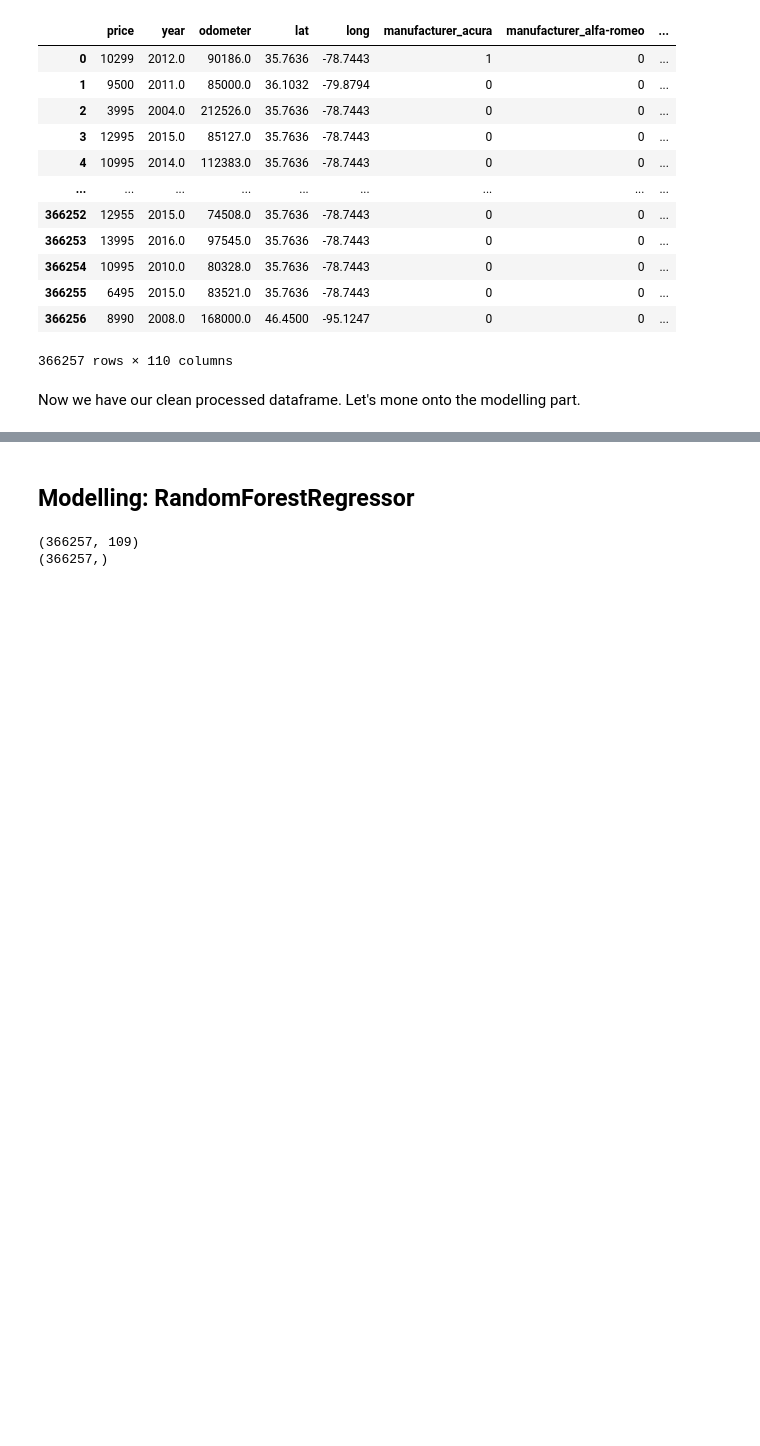
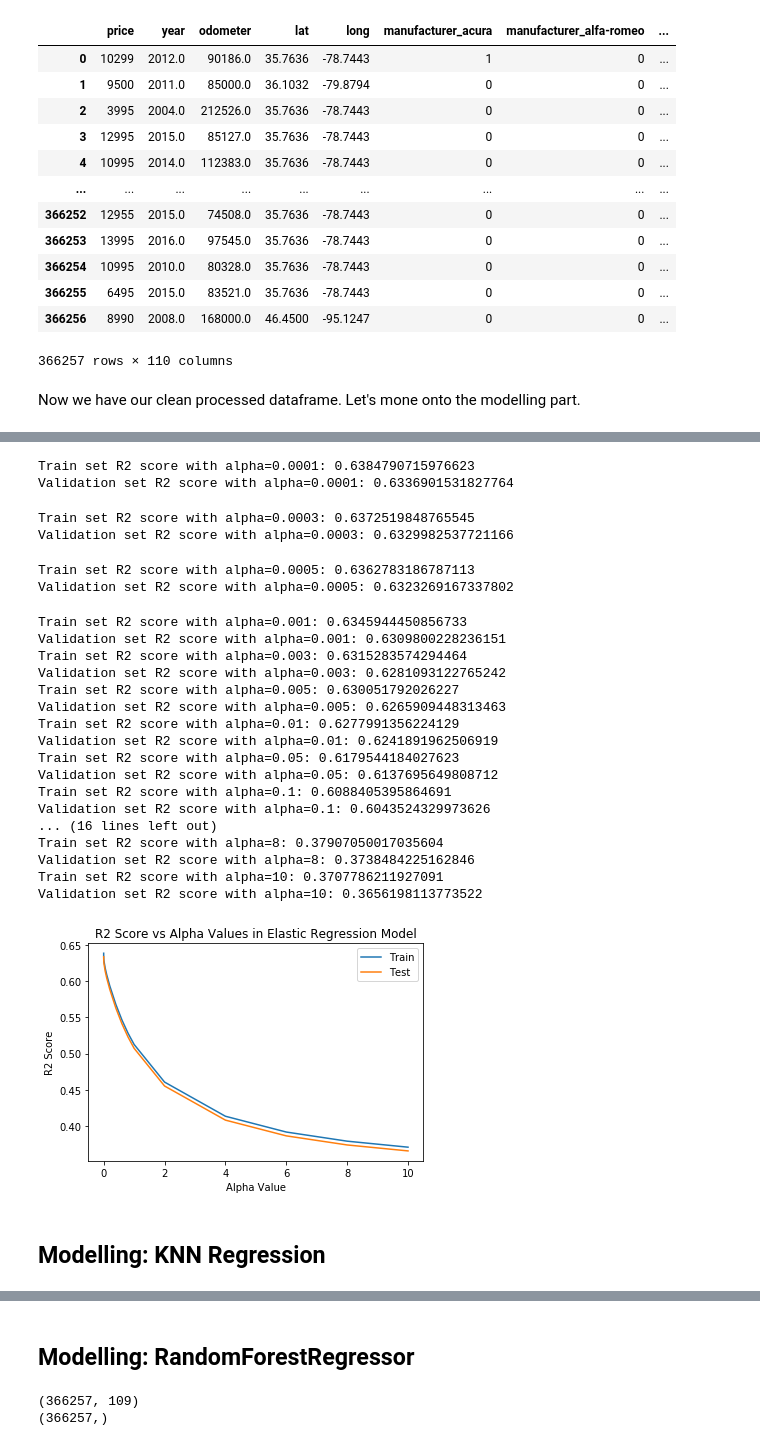
Before and after one commit to meylisk/capstone, a Jupyter notebook: Meylis_Capstone.ipynb, the cells around one changed output, grey strips where cells are left out. Drawn from its saved outputs; the diff is of its cells as text; code cells hidden in the pictures; blank space fills up the shorter version.

```diff
--- a/Meylis_Capstone.ipynb
+++ b/Meylis_Capstone.ipynb
@@ -779,0 +1440,55 @@ Now we have our clean processed dataframe. Let's mone onto the modelling part.
+# %%
+# Let's now run the Lasso Regression model with different alpha values and see how our R^2 scores change:
+train_scores_er = []
+test_scores_er = []
+
+alpha_values = [0.0001, 0.0003, 0.0005, 0.001, 0.003, 0.005, 0.01, 0.05, 0.1, 0.2, 0.4, 0.6, 0.8, 1, 2, 4, 6, 8, 10]
+
+for a in alpha_values:
+
+    myER = ElasticNet(alpha=a)
+    myER.fit(X_elr_train, y_elr_train)
+
+    train_scores_er.append(myER.score(X_elr_train,y_elr_train))
+    test_scores_er.append(myER.score(X_elr_test,y_elr_test))
+
+    print(f'Train set R^2 score with alpha={a}: {myER.score(X_elr_train,y_elr_train)}')
+    print(f'Validation set R^2 score with alpha={a}: {myER.score(X_elr_test,y_elr_test)}')
+
+
+# Let's plot our results:
+plt.figure()
+plt.title("R^2 Score vs Alpha Values in Elastic Regression Model")
+plt.plot(alpha_values, train_scores_er, label="Train")
+plt.plot(alpha_values, test_scores_er, label="Test")
+plt.legend()
+plt.xlabel("Alpha Value")
+plt.ylabel("R^2 Score")
+plt.show()
+# %% [output]
+Train set R2 score with alpha=0.0001: 0.6384790715976623
+Validation set R2 score with alpha=0.0001: 0.6336901531827764
+Train set R2 score with alpha=0.0003: 0.6372519848765545
+Validation set R2 score with alpha=0.0003: 0.6329982537721166
+Train set R2 score with alpha=0.0005: 0.6362783186787113
+Validation set R2 score with alpha=0.0005: 0.6323269167337802
+Train set R2 score with alpha=0.001: 0.6345944450856733
+Validation set R2 score with alpha=0.001: 0.6309800228236151
+Train set R2 score with alpha=0.003: 0.6315283574294464
+Validation set R2 score with alpha=0.003: 0.6281093122765242
+Train set R2 score with alpha=0.005: 0.630051792026227
+Validation set R2 score with alpha=0.005: 0.6265909448313463
+Train set R2 score with alpha=0.01: 0.6277991356224129
+Validation set R2 score with alpha=0.01: 0.6241891962506919
+Train set R2 score with alpha=0.05: 0.6179544184027623
+Validation set R2 score with alpha=0.05: 0.6137695649808712
+Train set R2 score with alpha=0.1: 0.6088405395864691
+Validation set R2 score with alpha=0.1: 0.6043524329973626
+... (16 lines left out)
+Train set R2 score with alpha=8: 0.37907050017035604
+Validation set R2 score with alpha=8: 0.3738484225162846
+Train set R2 score with alpha=10: 0.3707786211927091
+Validation set R2 score with alpha=10: 0.3656198113773522
+[figure, added]
+# %% [markdown]
+## Modelling: KNN Regression
```
Also changed, not shown: parts of 72 cells of this notebook.
